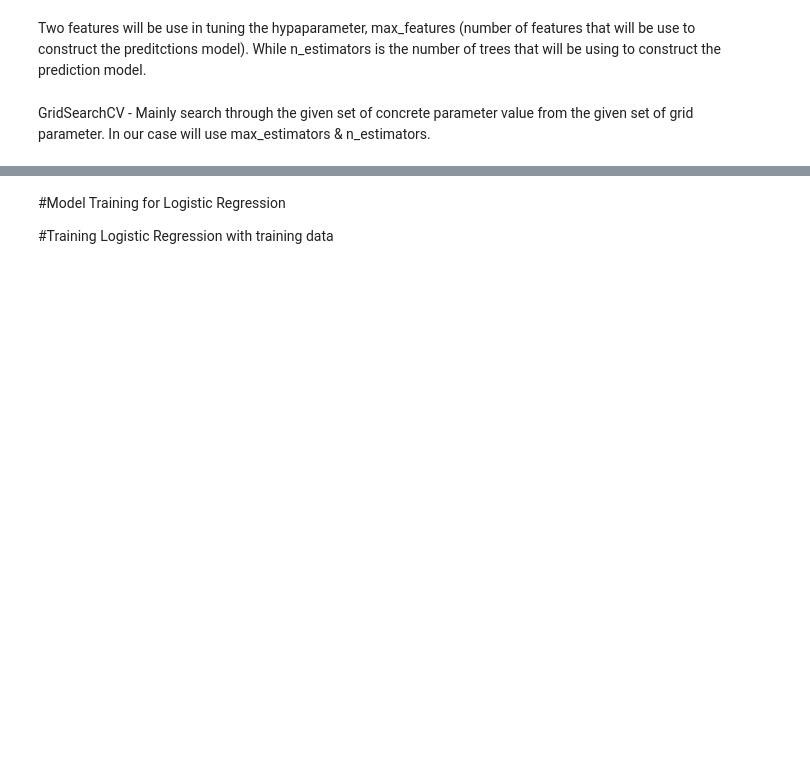
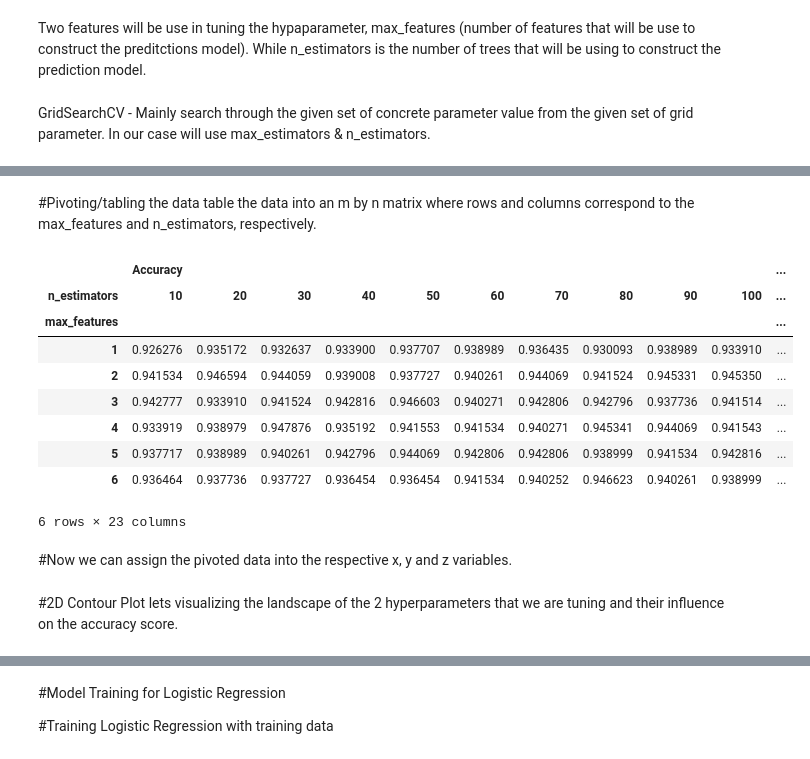
Before and after one commit to NimePeter/Credit-Card-Fraud, a Jupyter notebook: Copy_of_IDD_Peter.ipynb, the cells around one changed output, grey strips where cells are left out. Drawn from its saved outputs; the diff is of its cells as text; code cells hidden in the pictures; blank space fills up the shorter version.

```diff
--- a/Copy_of_IDD_Peter.ipynb
+++ b/Copy_of_IDD_Peter.ipynb
@@ -369,7 +369,7 @@ max_features_range = np.arange(1,7,1)
 n_estimators_range = np.arange(10,240,10)
 param_grid = dict(max_features = max_features_range, n_estimators = n_estimators_range)
 
-rfc = RandomForestClassifier
+rfc = RandomForestClassifier(max_features = 6, n_estimators = 100)
 
 grid = GridSearchCV(estimator = rfc, param_grid = param_grid, cv = 6)
 # %%
@@ -378,0 +389,3 @@ TypeError: ignored
+# %%
+grid_results = pd.concat([pd.DataFrame(grid.cv_results_["params"]),pd.DataFrame(grid.cv_results_["mean_test_score"], columns=["Accuracy"])],axis=1)
+grid_results.head()
@@ -378,0 +405,3 @@ TypeError: ignored
+# %%
+grid_contour = grid_results.groupby(['max_features','n_estimators']).mean()
+grid_contour
@@ -378,0 +423,21 @@ TypeError: ignored
+# %% [markdown]
+#Pivoting/tabling  the data
+table the data  into an m by n matrix where rows and columns correspond to the max_features and n_estimators, respectively.
+# %%
+grid_reset = grid_contour.reset_index()
+grid_reset.columns = ['max_features', 'n_estimators', 'Accuracy']
+grid_pivot = grid_reset.pivot('max_features', 'n_estimators')
+grid_pivot
+# %% [output]
+|  | Accuracy |  |  |  |  |  |  |  |  |  | ... |
+| n_estimators | 10 | 20 | 30 | 40 | 50 | 60 | 70 | 80 | 90 | 100 | ... |
+| max_features |  |  |  |  |  |  |  |  |  |  | ... |
+| 1 | 0.926276 | 0.935172 | 0.932637 | 0.933900 | 0.937707 | 0.938989 | 0.936435 | 0.930093 | 0.938989 | 0.933910 | ... |
+| 2 | 0.941534 | 0.946594 | 0.944059 | 0.939008 | 0.937727 | 0.940261 | 0.944069 | 0.941524 | 0.945331 | 0.945350 | ... |
+| 3 | 0.942777 | 0.933910 | 0.941524 | 0.942816 | 0.946603 | 0.940271 | 0.942806 | 0.942796 | 0.937736 | 0.941514 | ... |
+| 4 | 0.933919 | 0.938979 | 0.947876 | 0.935192 | 0.941553 | 0.941534 | 0.940271 | 0.945341 | 0.944069 | 0.941543 | ... |
+| 5 | 0.937717 | 0.938989 | 0.940261 | 0.942796 | 0.944069 | 0.942806 | 0.942806 | 0.938999 | 0.941534 | 0.942816 | ... |
+| 6 | 0.936464 | 0.937736 | 0.937727 | 0.936454 | 0.936454 | 0.941534 | 0.940252 | 0.946623 | 0.940261 | 0.938999 | ... |
+6 rows × 23 columns
+# %% [markdown]
+#Now we can assign the pivoted data into the respective x, y and z variables.
@@ -378,0 +448,3 @@ TypeError: ignored
+# %% [markdown]
+#2D Contour Plot
+lets visualizing the landscape of the 2 hyperparameters that we are tuning and their influence on the accuracy score.
```
Also changed, not shown: parts of 18 cells of this notebook.
